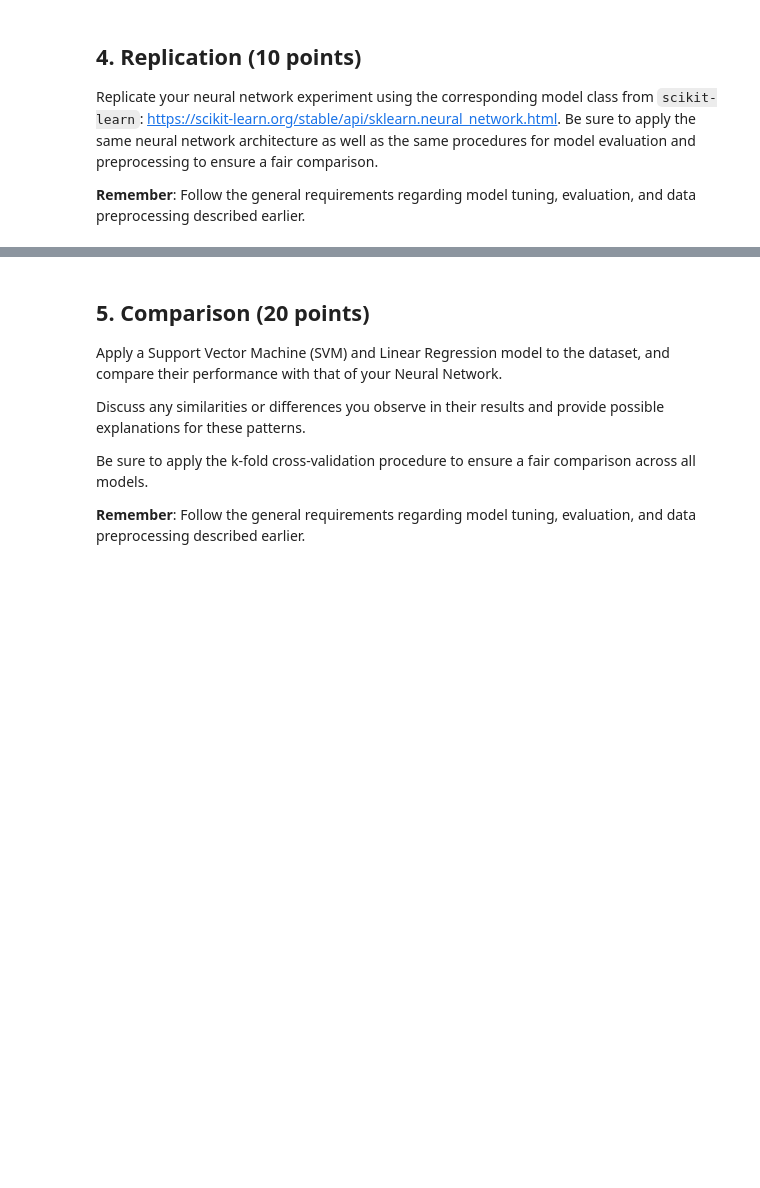
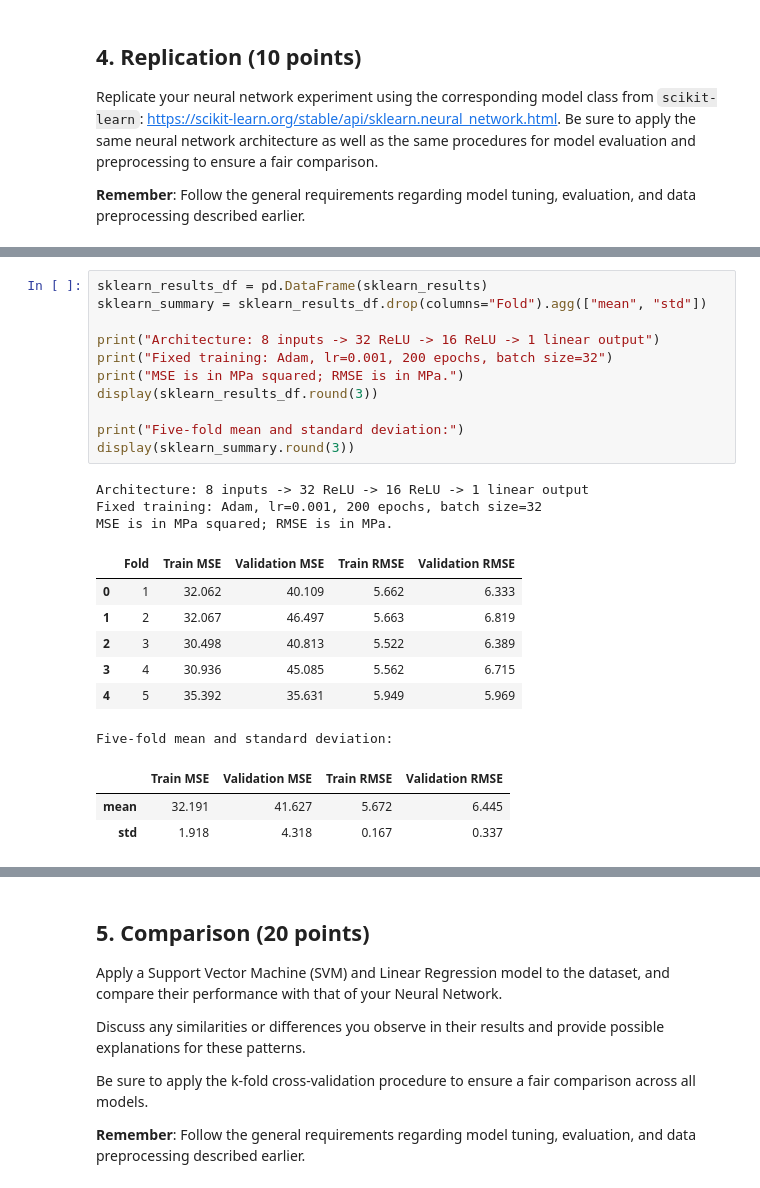
Before and after one commit to alibpowell/ML4021-Group, a Jupyter notebook: 05-neural-networks-real-data.ipynb, the cells around one changed output, grey strips where cells are left out. Saved outputs shown, nothing was run; the diff lists cells and outputs as text; blank space fills up the shorter version.

```diff
--- a/05-neural-networks-real-data.ipynb
+++ b/05-neural-networks-real-data.ipynb
@@ -272,0 +317,25 @@ Replicate your neural network experiment using the corresponding model class fro
+# %%
+sklearn_results_df = pd.DataFrame(sklearn_results)
+sklearn_summary = sklearn_results_df.drop(columns="Fold").agg(["mean", "std"])
+
+print("Architecture: 8 inputs -> 32 ReLU -> 16 ReLU -> 1 linear output")
+print("Fixed training: Adam, lr=0.001, 200 epochs, batch size=32")
+print("MSE is in MPa squared; RMSE is in MPa.")
+display(sklearn_results_df.round(3))
+
+print("Five-fold mean and standard deviation:")
+display(sklearn_summary.round(3))
+# %% [output]
+Architecture: 8 inputs -> 32 ReLU -> 16 ReLU -> 1 linear output
+Fixed training: Adam, lr=0.001, 200 epochs, batch size=32
+MSE is in MPa squared; RMSE is in MPa.
+|  | Fold | Train MSE | Validation MSE | Train RMSE | Validation RMSE |
+| 0 | 1 | 32.062 | 40.109 | 5.662 | 6.333 |
+| 1 | 2 | 32.067 | 46.497 | 5.663 | 6.819 |
+| 2 | 3 | 30.498 | 40.813 | 5.522 | 6.389 |
+| 3 | 4 | 30.936 | 45.085 | 5.562 | 6.715 |
+| 4 | 5 | 35.392 | 35.631 | 5.949 | 5.969 |
+Five-fold mean and standard deviation:
+|  | Train MSE | Validation MSE | Train RMSE | Validation RMSE |
+| mean | 32.191 | 41.627 | 5.672 | 6.445 |
+| std | 1.918 | 4.318 | 0.167 | 0.337 |
```
Also changed, not shown: parts of 4 cells of this notebook.
